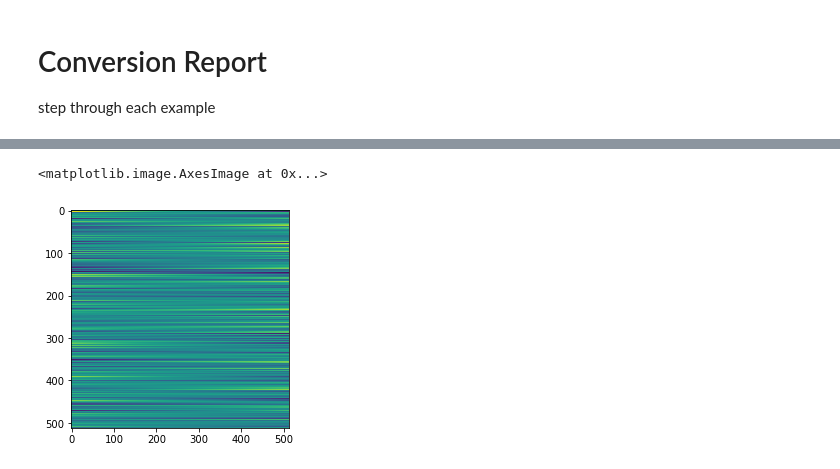
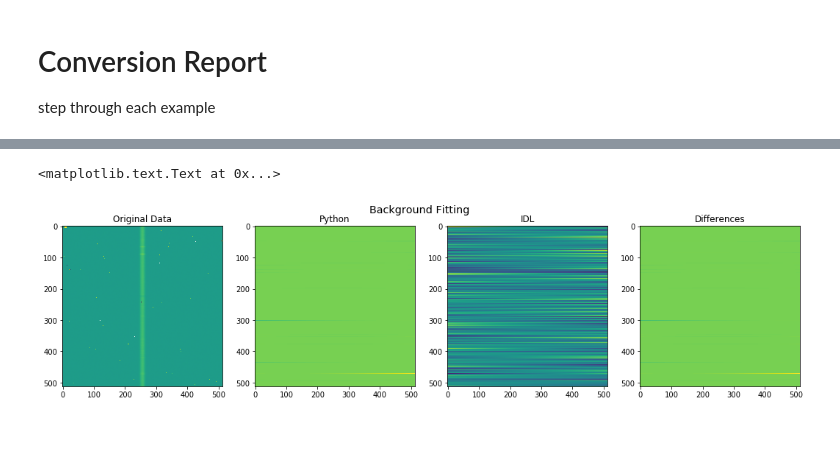
Before and after one commit to exosports/JOSE, a Jupyter notebook: Conversion Report.ipynb, the cells around one changed output, grey strips where cells are left out. Saved outputs shown, nothing was run; the diff lists cells and outputs as text; code cells hidden in the pictures; blank space fills up the shorter version.

Commit message:
Comparing background fitting

```diff
--- a/Conversion Report.ipynb
+++ b/Conversion Report.ipynb
@@ -27,7 +30,29 @@ example1Dir = os.path.join(dataDir, 'example1')
+# %%
+# set up example 1
+frame1 = pyfits.open(os.path.join(imageDir, 'ex1.fits'))[0]
+Q = frame1.header.get('EPADU')
+rn = frame1.header.get('RDNOISE') / Q
+leftBound = 240
+rightBound = 270
+variance_image = np.abs(frame1.data) / Q + rn**2
+# %%
+background = jose.fit_background(frame1.data, (leftBound, rightBound), variance_image)
 # %%
 idl_background = np.loadtxt(os.path.join('PyJose/data/example1', 'bgim.csv'), delimiter=',')
+difference_background = background - idl_background
-# %%
-plt.imshow(idl_background)
-# %% [output]
-<matplotlib.image.AxesImage at 0x...>
-[figure, removed]
+# %%
+f, ax = plt.subplots(1,4, figsize=(18,4))
+
+f.suptitle("Background Fitting", size='x-large')
+
+ax[0].imshow(frame1.data, norm=LogNorm())
+ax[0].set_title('Original Data')
+ax[1].imshow(background)
+ax[1].set_title('Python')
+ax[2].imshow(idl_background)
+ax[2].set_title('IDL')
+ax[3].imshow(difference_background)
+ax[3].set_title('Differences')
+# %% [output]
+<matplotlib.text.Text at 0x...>
+[figure, added]
```
Also changed, not shown: parts of 1 cell of this notebook.
